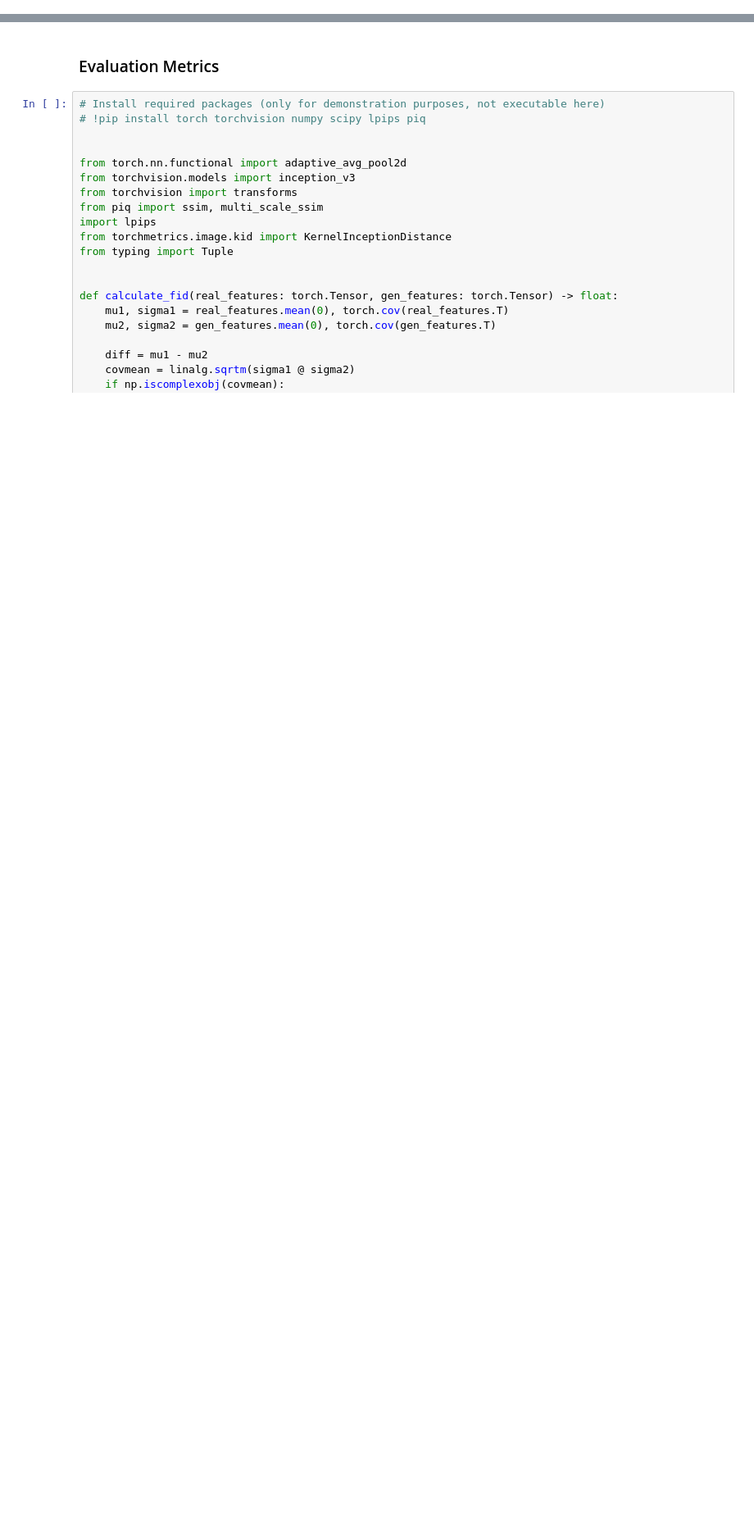
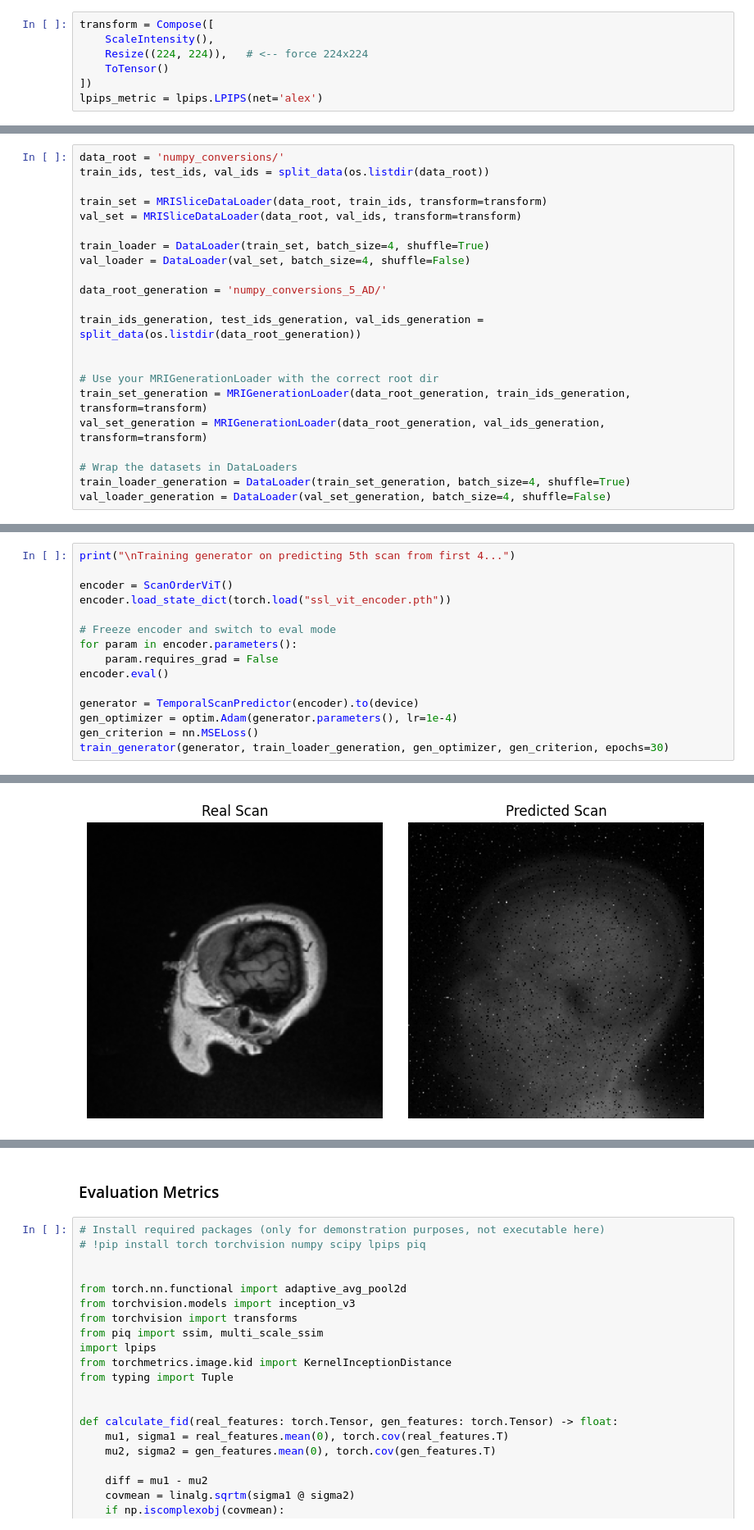
Before and after one commit to CostanzaSiniscalchi/ADL_Project, a Jupyter notebook: ViT_test.ipynb, the cells around one changed output, grey strips where cells are left out. Shown at 82% size. Drawn from its saved outputs; the diff is of its cells as text; blank space fills up the shorter version.

Commit message:
using real data instead of dummy data for SSL and generation

```diff
--- a/ViT_test.ipynb
+++ b/ViT_test.ipynb
@@ -202,0 +22,7 @@ Training generator to predict the 5th scan...
+# %%
+transform = Compose([
+    ScaleIntensity(),
+    Resize((224, 224)),   # <-- force 224x224
+    ToTensor()
+])
+lpips_metric = lpips.LPIPS(net='alex')
@@ -202,0 +184,22 @@ Training generator to predict the 5th scan...
+# %%
+data_root = 'numpy_conversions/'
+train_ids, test_ids, val_ids = split_data(os.listdir(data_root))
+
+train_set = MRISliceDataLoader(data_root, train_ids, transform=transform)
+val_set = MRISliceDataLoader(data_root, val_ids, transform=transform)
+
+train_loader = DataLoader(train_set, batch_size=4, shuffle=True)
+val_loader = DataLoader(val_set, batch_size=4, shuffle=False)
+
+data_root_generation = 'numpy_conversions_5_AD/'
+
+train_ids_generation, test_ids_generation, val_ids_generation = split_data(os.listdir(data_root_generation))
+
+
+# Use your MRIGenerationLoader with the correct root dir
+train_set_generation = MRIGenerationLoader(data_root_generation, train_ids_generation, transform=transform)
+val_set_generation = MRIGenerationLoader(data_root_generation, val_ids_generation, transform=transform)
+
+# Wrap the datasets in DataLoaders
+train_loader_generation = DataLoader(train_set_generation, batch_size=4, shuffle=True)
+val_loader_generation = DataLoader(val_set_generation, batch_size=4, shuffle=False)
@@ -202,0 +228,16 @@ Training generator to predict the 5th scan...
+# %%
+print("\nTraining generator on predicting 5th scan from first 4...")
+
+encoder = ScanOrderViT()
+encoder.load_state_dict(torch.load("ssl_vit_encoder.pth"))
+
+# Freeze encoder and switch to eval mode
+for param in encoder.parameters():
+    param.requires_grad = False
+encoder.eval()
+
+generator = TemporalScanPredictor(encoder).to(device)
+gen_optimizer = optim.Adam(generator.parameters(), lr=1e-4)
+gen_criterion = nn.MSELoss()
+train_generator(generator, train_loader_generation, gen_optimizer, gen_criterion, epochs=30)
+# %% [output]
@@ -202,0 +261 @@ Training generator to predict the 5th scan...
+[figure, added]
```
Also changed, not shown: parts of 19 cells of this notebook, 1 other file.
